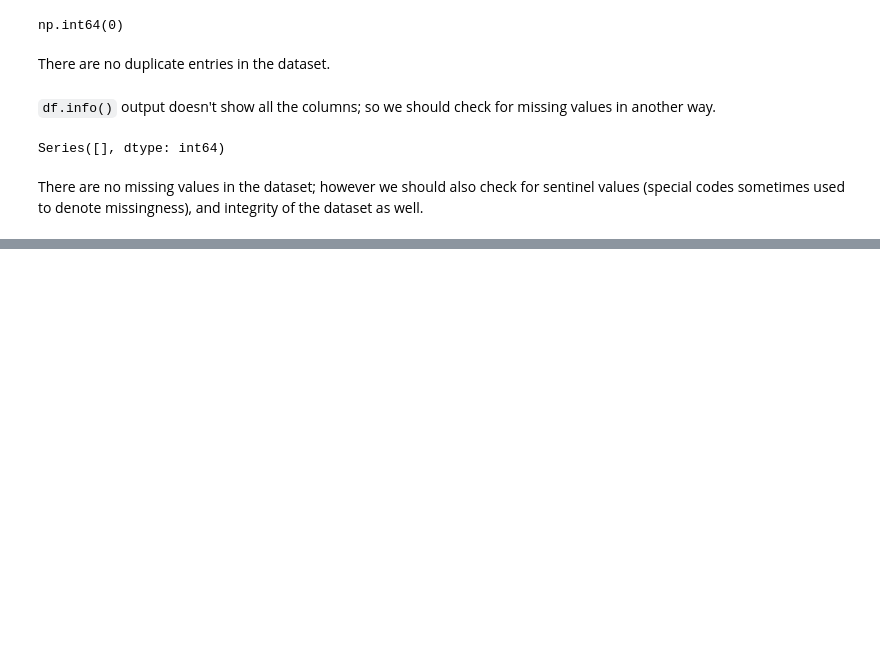
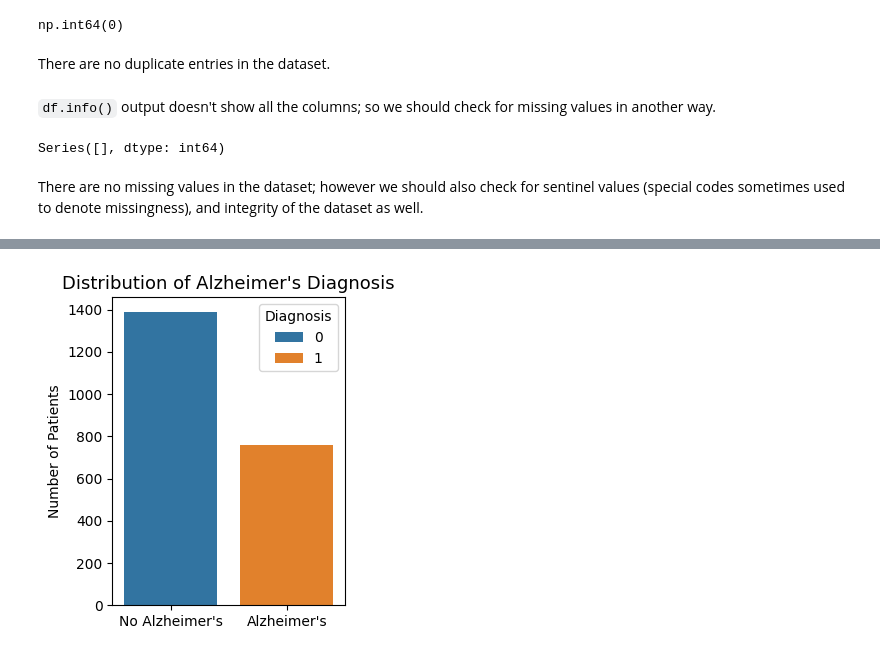
Before and after one commit to mtfattahpour/alzheimer-ml-classification, a Jupyter notebook: analysis.ipynb, the cells around one changed output, grey strips where cells are left out. Drawn from its saved outputs; the diff is of its cells as text; code cells hidden in the pictures; blank space fills up the shorter version.

Commit message:
Added initial eda plots

```diff
--- a/analysis.ipynb
+++ b/analysis.ipynb
@@ -158,0 +179,11 @@ for col, rule in validation_rules.items():
+# %%
+plt.figure(figsize=(3, 4))
+sns.countplot(x='Diagnosis', data=df, hue='Diagnosis')
+
+plt.title('Distribution of Alzheimer\'s Diagnosis', fontsize=13)
+plt.ylabel('Number of Patients')
+plt.xlabel('')
+plt.xticks(ticks=[0, 1], labels=["No Alzheimer's", "Alzheimer's"])
+plt.show()
+# %% [output]
+[figure, added]
```
Also changed, not shown: parts of 12 cells of this notebook.
